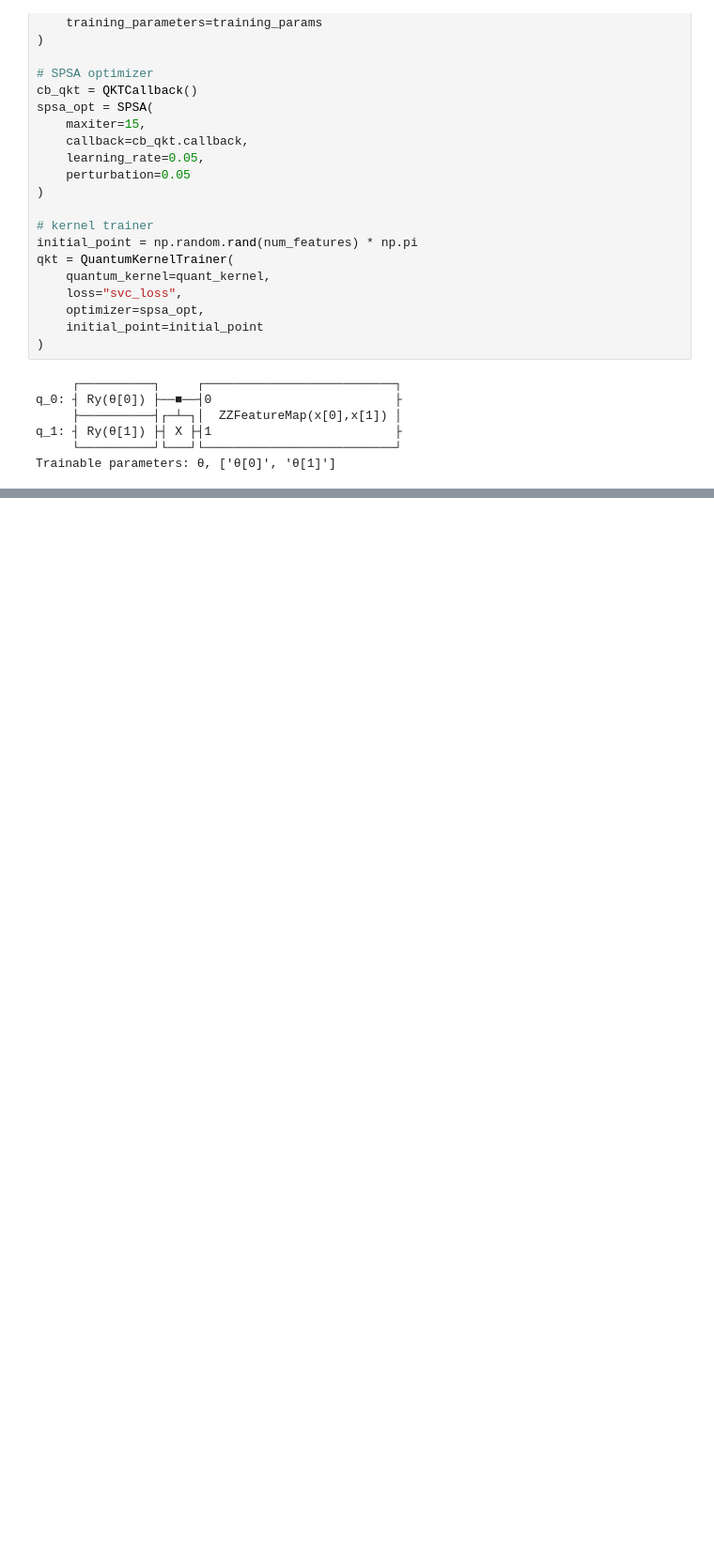
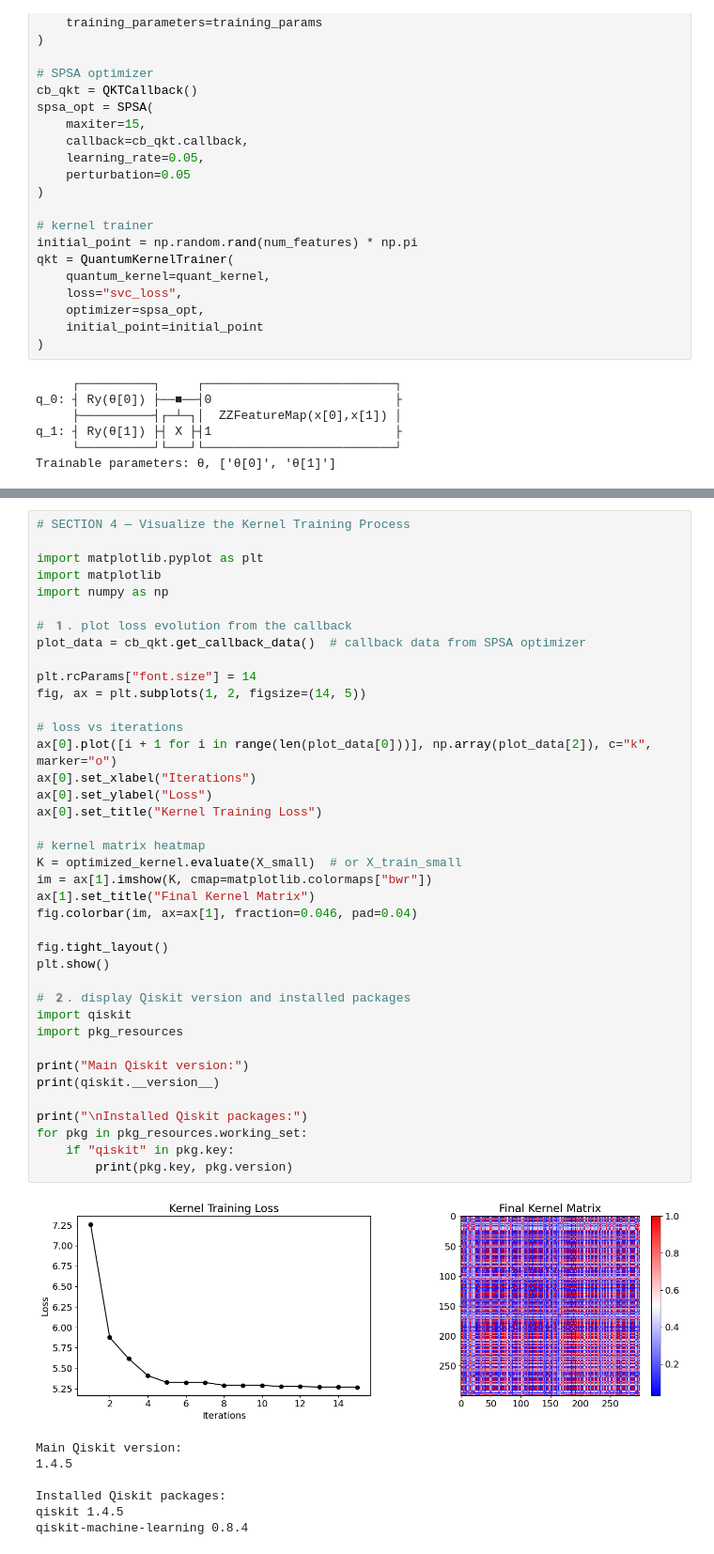
Before and after one commit to anarmz3/Quantum-Computing, a Jupyter notebook: 04_Notebook_1.ipynb, the cells around one changed output, grey strips where cells are left out. Shown at 94% size. Saved outputs shown, nothing was run; the diff lists cells and outputs as text; blank space fills up the shorter version.

```diff
--- a/04_Notebook_1.ipynb
+++ b/04_Notebook_1.ipynb
@@ -359,0 +360,47 @@ Precomputed kernel classification test score: 0.909
+# %%
+# SECTION 4 — Visualize the Kernel Training Process
+
+import matplotlib.pyplot as plt
+import matplotlib
+import numpy as np
+
+# 1️. plot loss evolution from the callback
+plot_data = cb_qkt.get_callback_data()  # callback data from SPSA optimizer
+
+plt.rcParams["font.size"] = 14
+fig, ax = plt.subplots(1, 2, figsize=(14, 5))
+
+# loss vs iterations
+ax[0].plot([i + 1 for i in range(len(plot_data[0]))], np.array(plot_data[2]), c="k", marker="o")
+ax[0].set_xlabel("Iterations")
+ax[0].set_ylabel("Loss")
+ax[0].set_title("Kernel Training Loss")
+
+# kernel matrix heatmap
+K = optimized_kernel.evaluate(X_small)  # or X_train_small
+im = ax[1].imshow(K, cmap=matplotlib.colormaps["bwr"])
+ax[1].set_title("Final Kernel Matrix")
+fig.colorbar(im, ax=ax[1], fraction=0.046, pad=0.04)
+
+fig.tight_layout()
+plt.show()
+
+# 2️. display Qiskit version and installed packages
+import qiskit
+import pkg_resources
+
+print("Main Qiskit version:")
+print(qiskit.__version__)
+
+print("\nInstalled Qiskit packages:")
+for pkg in pkg_resources.working_set:
+    if "qiskit" in pkg.key:
+        print(pkg.key, pkg.version)
+# %% [output]
+[figure, added]
+Main Qiskit version:
+1.4.5
+
+Installed Qiskit packages:
+qiskit 1.4.5
+qiskit-machine-learning 0.8.4
```
Also changed, not shown: parts of 3 cells of this notebook.
